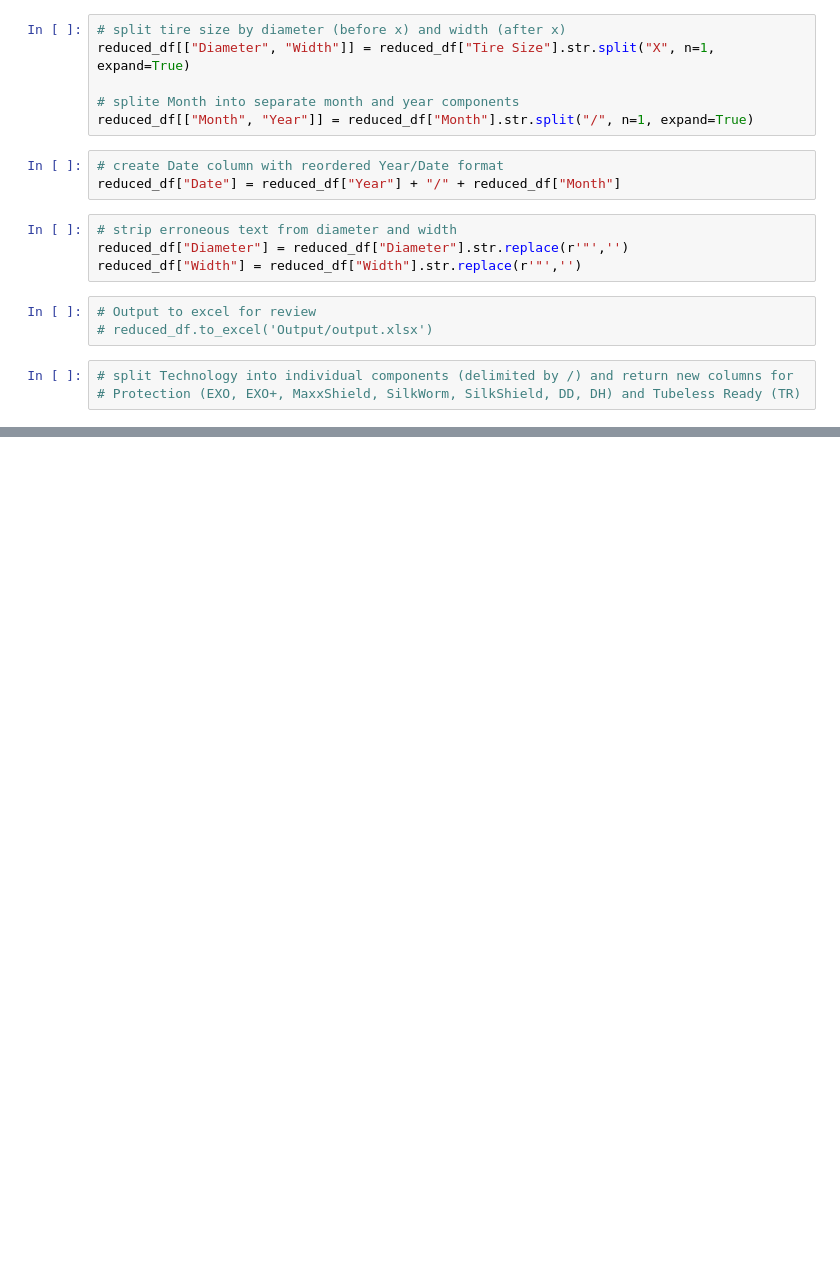
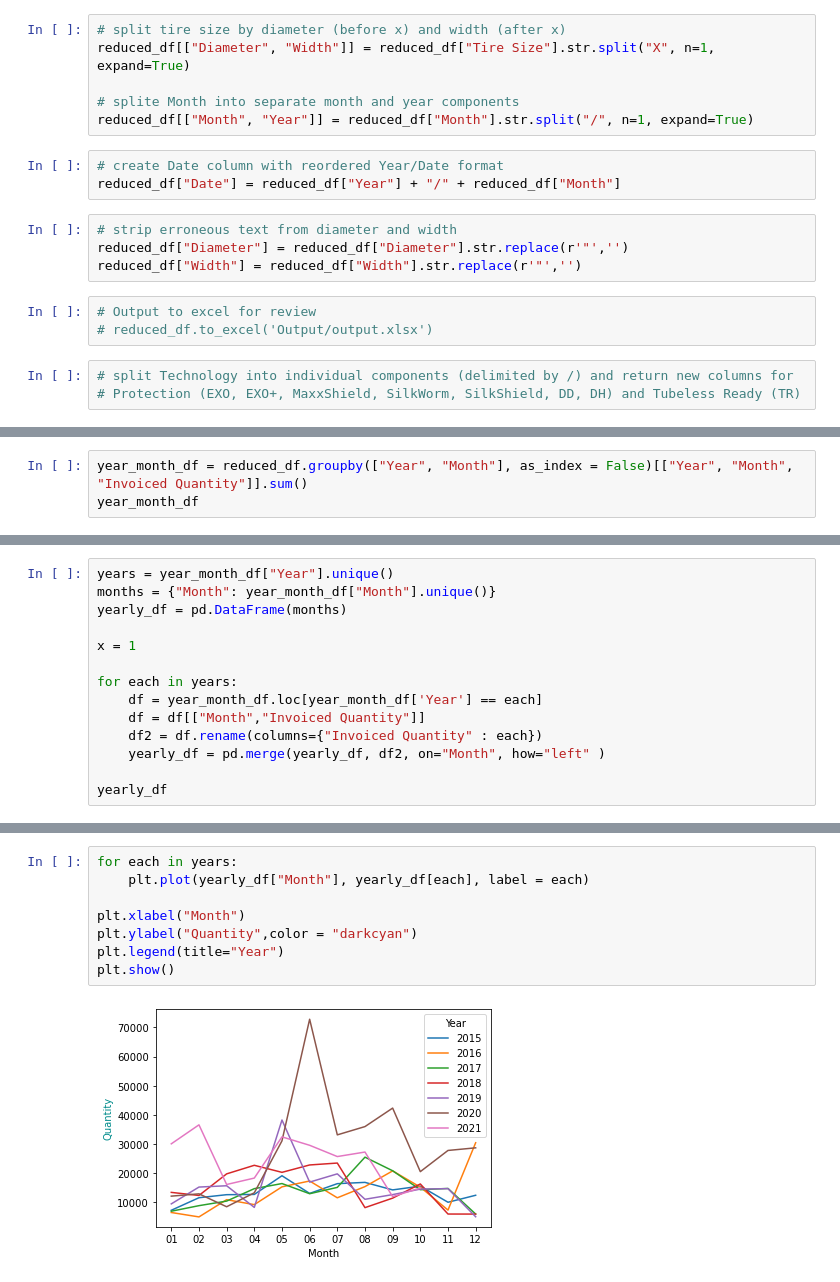
Before and after one commit to 2Delta/GT-Coding-Boot-Camp_Project-1, a Jupyter notebook: Project_01_BicycleSales.ipynb, the cells around one changed output, grey strips where cells are left out. Drawn from its saved outputs; the diff is of its cells as text; blank space fills up the shorter version.

```diff
--- a/Project_01_BicycleSales.ipynb
+++ b/Project_01_BicycleSales.ipynb
@@ -76,0 +79,3 @@ TypeError: no numeric data to plot
+# %%
+year_month_df = reduced_df.groupby(["Year", "Month"], as_index = False)[["Year", "Month", "Invoiced Quantity"]].sum()
+year_month_df
@@ -76,0 +96,14 @@ TypeError: no numeric data to plot
+# %%
+years = year_month_df["Year"].unique()
+months = {"Month": year_month_df["Month"].unique()}
+yearly_df = pd.DataFrame(months)
+
+x = 1
+
+for each in years:
+    df = year_month_df.loc[year_month_df['Year'] == each]
+    df = df[["Month","Invoiced Quantity"]]
+    df2 = df.rename(columns={"Invoiced Quantity" : each})
+    yearly_df = pd.merge(yearly_df, df2, on="Month", how="left" )
+
+yearly_df
@@ -76,0 +124,10 @@ TypeError: no numeric data to plot
+# %%
+for each in years:
+    plt.plot(yearly_df["Month"], yearly_df[each], label = each)
+
+plt.xlabel("Month")
+plt.ylabel("Quantity",color = "darkcyan")
+plt.legend(title="Year")
+plt.show()
+# %% [output]
+[figure, added]
```
Also changed, not shown: parts of 4 cells of this notebook, 1 other file.
